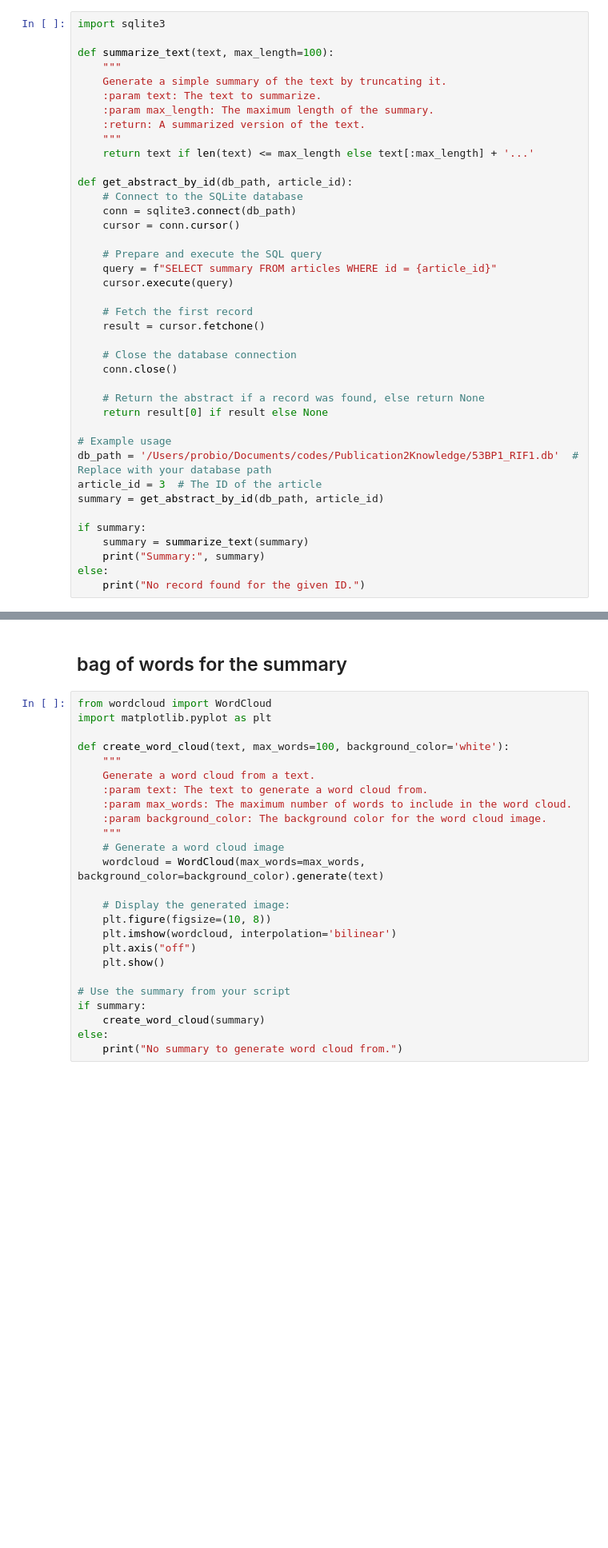
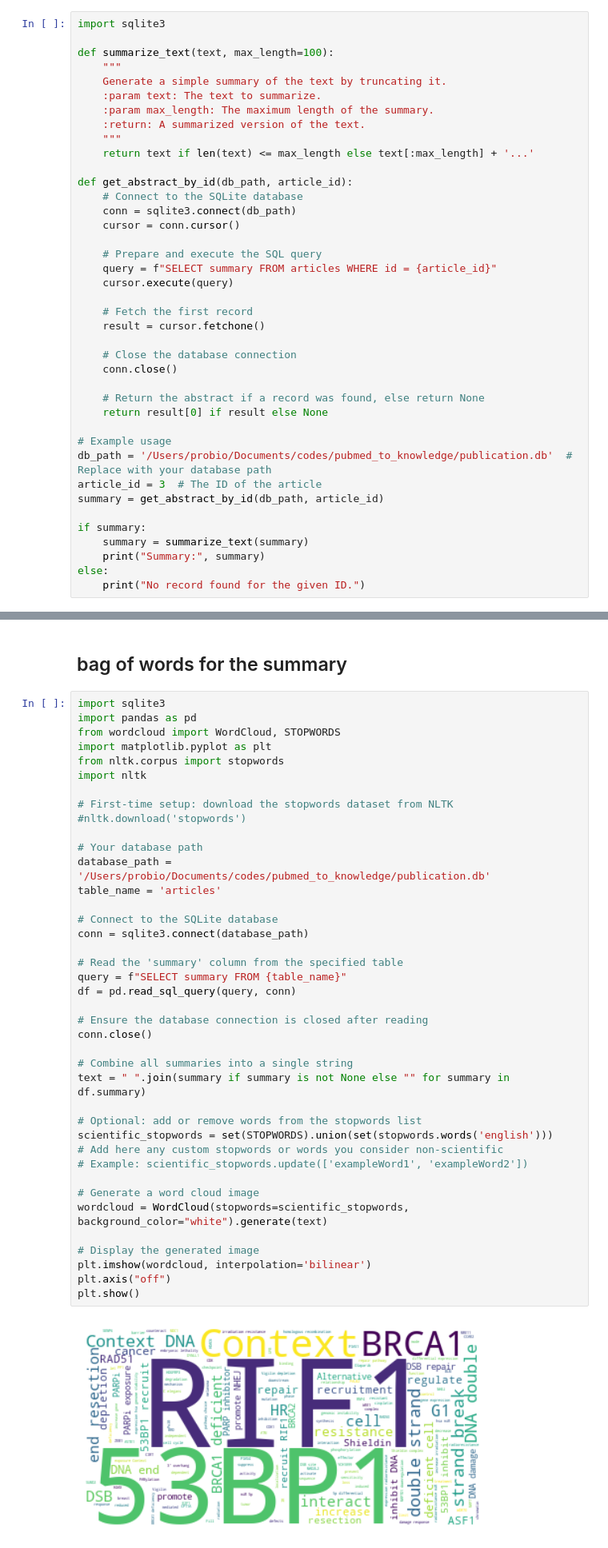
Before and after one commit to arahjou/pubmed_to_knowledge, a Jupyter notebook: Concept.ipynb, the cells around one changed output, grey strips where cells are left out. Shown: that part at 80% size. Cells and saved outputs as stored; diff of their text form; blank space fills up the shorter version.

```diff
--- a/Concept.ipynb
+++ b/Concept.ipynb
@@ -361,7 +361,7 @@ def get_abstract_by_id(db_path, article_id):
     return result[0] if result else None
 
 # Example usage
-db_path = '/Users/probio/Documents/codes/Publication2Knowledge/53BP1_RIF1.db'  # Replace with your database path
+db_path = '/Users/probio/Documents/codes/pubmed_to_knowledge/publication.db'  # Replace with your database path
 article_id = 3  # The ID of the article
 summary = get_abstract_by_id(db_path, article_id)
 
@@ -375,30 +399,47 @@ Summary:  1. RIF1, inhibit, UFB resolution; 2. RIF1, localize on PICH-coated, no
 # %% [markdown]
 ## bag of words for the summary
 # %%
-from wordcloud import WordCloud
+import sqlite3
+import pandas as pd
+from wordcloud import WordCloud, STOPWORDS
 import matplotlib.pyplot as plt
+from nltk.corpus import stopwords
+import nltk
 
-def create_word_cloud(text, max_words=100, background_color='white'):
-    """
-    Generate a word cloud from a text.
-    :param text: The text to generate a word cloud from.
-    :param max_words: The maximum number of words to include in the word cloud.
-    :param background_color: The background color for the word cloud image.
-    """
-    # Generate a word cloud image
-    wordcloud = WordCloud(max_words=max_words, background_color=background_color).generate(text)
+# First-time setup: download the stopwords dataset from NLTK
+#nltk.download('stopwords')
 
-    # Display the generated image:
-    plt.figure(figsize=(10, 8))
-    plt.imshow(wordcloud, interpolation='bilinear')
-    plt.axis("off")
-    plt.show()
+# Your database path
+database_path = '/Users/probio/Documents/codes/pubmed_to_knowledge/publication.db'
+table_name = 'articles'
 
-# Use the summary from your script
-if summary:
-    create_word_cloud(summary)
-else:
-    print("No summary to generate word cloud from.")
+# Connect to the SQLite database
+conn = sqlite3.connect(database_path)
+
+# Read the 'summary' column from the specified table
+query = f"SELECT summary FROM {table_name}"
+df = pd.read_sql_query(query, conn)
+
+# Ensure the database connection is closed after reading
+conn.close()
+
+# Combine all summaries into a single string
+text = " ".join(summary if summary is not None else "" for summary in df.summary)
+
+# Optional: add or remove words from the stopwords list
+scientific_stopwords = set(STOPWORDS).union(set(stopwords.words('english')))
+# Add here any custom stopwords or words you consider non-scientific
+# Example: scientific_stopwords.update(['exampleWord1', 'exampleWord2'])
+
+# Generate a word cloud image
+wordcloud = WordCloud(stopwords=scientific_stopwords, background_color="white").generate(text)
+
+# Display the generated image
+plt.imshow(wordcloud, interpolation='bilinear')
+plt.axis("off")
+plt.show()
+# %% [output]
+[figure, added]
 # %% [markdown]
 #### Exporting all db to csv file
 # %%
```
Also changed, not shown: parts of 3 cells of this notebook, 3 other files.
